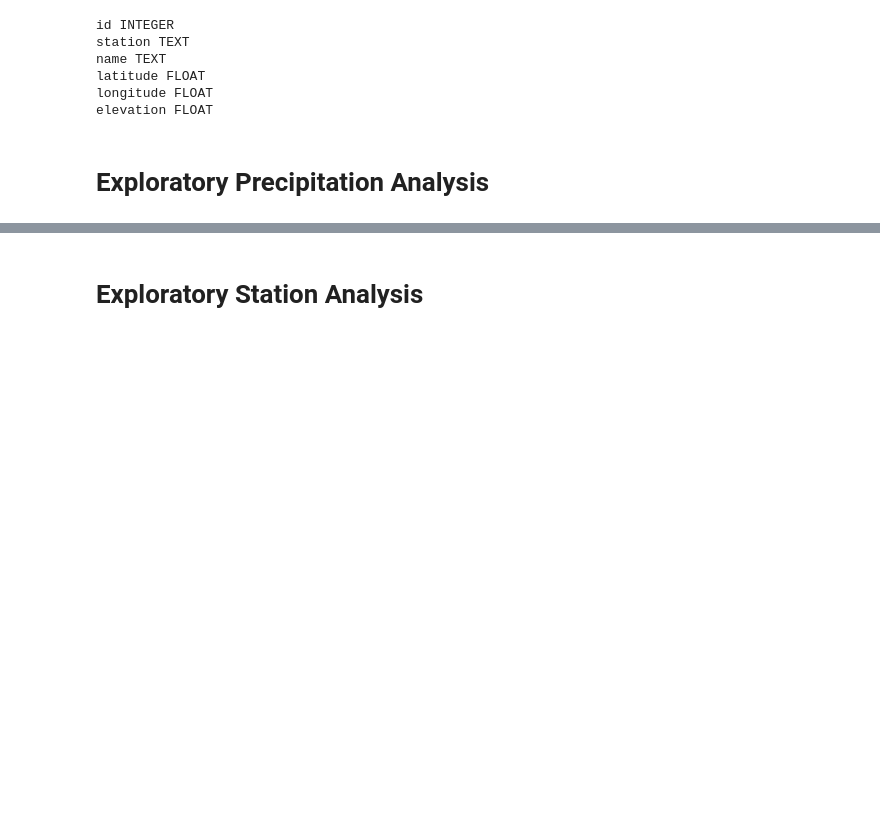
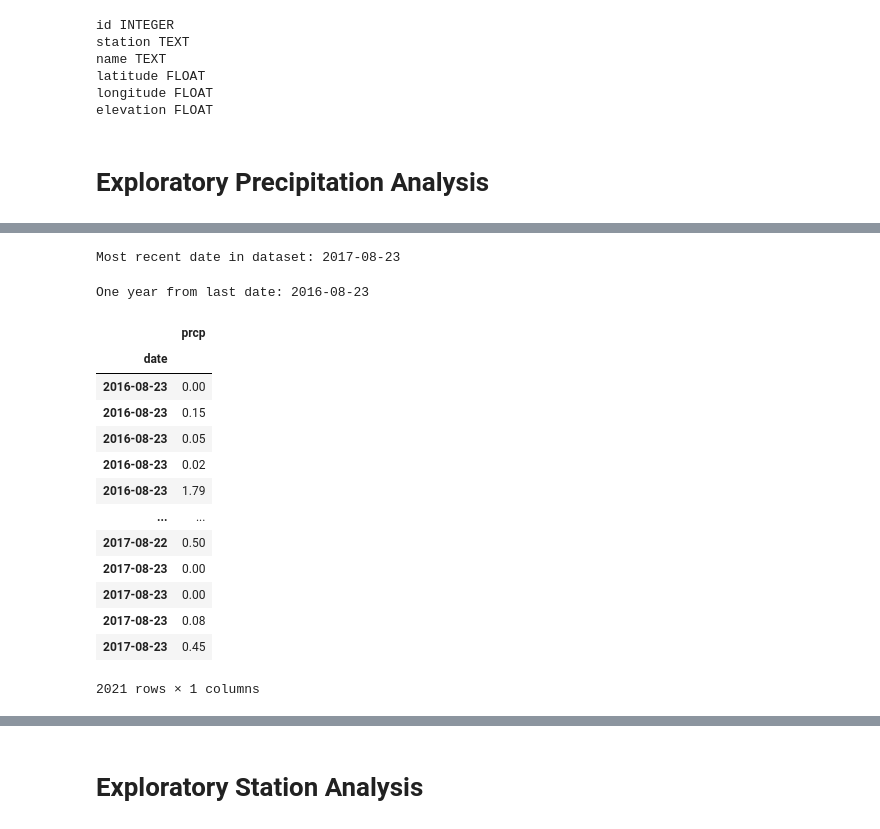
Before and after one commit to rperezme-data/DAB_H10_SQLAlchemy-challenge, a Jupyter notebook: ClimateSQLAlchemy/1_Climate_Analysis.ipynb, the cells around one changed output, grey strips where cells are left out. Saved outputs shown, nothing was run; the diff lists cells and outputs as text; code cells hidden in the pictures; blank space fills up the shorter version.

```diff
--- a/ClimateSQLAlchemy/1_Climate_Analysis.ipynb
+++ b/ClimateSQLAlchemy/1_Climate_Analysis.ipynb
@@ -70,0 +89,13 @@ session = Session(engine)
+# %%
+# Find the most recent date in the data set.
+last_date = session.query(Measurement.date).order_by(Measurement.date.desc()).first()
+last_date = dt.datetime.strptime(last_date[0], "%Y-%m-%d").date()
+
+print(f"Most recent date in dataset: {last_date}")
+# %% [output]
+Most recent date in dataset: 2017-08-23
+# %%
+one_year_ago = last_date - relativedelta(years=1)
+print(f"One year from last date: {one_year_ago}")
+# %% [output]
+One year from last date: 2016-08-23
@@ -70,0 +107,17 @@ session = Session(engine)
+# %%
+df
+# %% [output]
+|  | prcp |
+| date |  |
+| 2016-08-23 | 0.00 |
+| 2016-08-23 | 0.15 |
+| 2016-08-23 | 0.05 |
+| 2016-08-23 | 0.02 |
+| 2016-08-23 | 1.79 |
+| ... | ... |
+| 2017-08-22 | 0.50 |
+| 2017-08-23 | 0.00 |
+| 2017-08-23 | 0.00 |
+| 2017-08-23 | 0.08 |
+| 2017-08-23 | 0.45 |
+2021 rows × 1 columns
```
Also changed, not shown: parts of 10 cells of this notebook.
